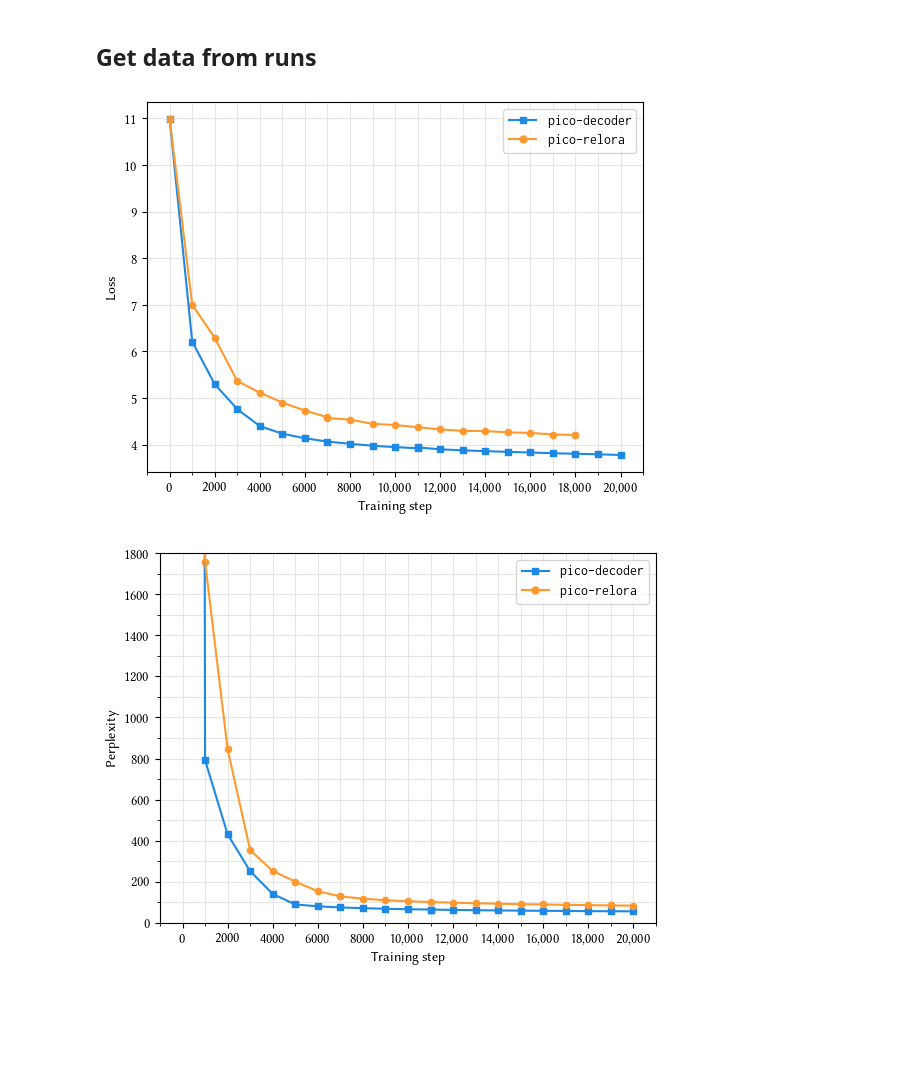
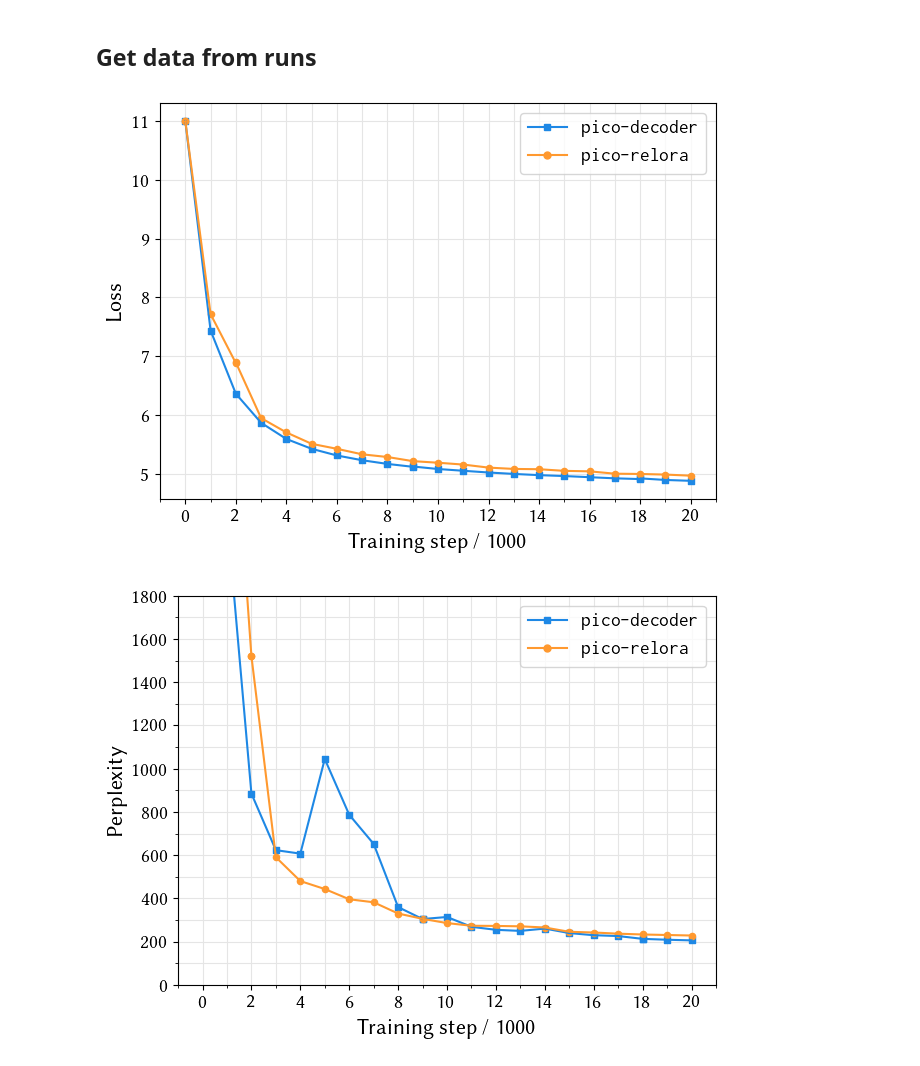
Before and after one commit to Yu-val-weiss/relora-pico, a Jupyter notebook: notebooks/training-plots.ipynb, the cells around one changed output. Drawn from its saved outputs; the diff is of its cells as text; code cells hidden in the pictures; blank space fills up the shorter version.

Commit message:
training plots

```diff
--- a/notebooks/training-plots.ipynb
+++ b/notebooks/training-plots.ipynb
@@ -21,9 +21,7 @@ mpl.rcParams.update(rc_fonts)
 
 
 def format_ticks(x, pos):
-    if x >= 10000:
-        return f"{int(x):,}"
-    return str(int(x))
+    return str(int(x // 1000))
 
 
 wandb.login()
@@ -31,12 +29,15 @@ wandb.login()
 wandb: Using wandb-core as the SDK backend.  Please refer to https://wandb.me/wandb-core for more information.
 wandb: Currently logged in as: yw580 (pico-lm). Use `wandb login --relogin` to force relogin
 True
+# %%
+TICK_LABEL_SIZE = 14
+AXIS_LABEL_SIZE = 16
 # %% [markdown]
 ## Get data from runs
 # %%
 api = wandb.Api()
 
-RUN_SCALE = "small"
+RUN_SCALE = "tiny"
 
 if RUN_SCALE == "tiny":
     baseline_run = api.run("pico-lm/pico-decoder/lne20rc1")  # pico decoder tiny
@@ -75,14 +76,16 @@ ax.plot(*baseline_data_loss, color=colors[0])
 ax.scatter(*relora_data_loss, color=colors[1], marker="o", s=20)
 ax.plot(*relora_data_loss, color=colors[1])
 
-ax.set_xlabel("Training step")
-ax.set_ylabel("Loss")
+ax.set_xlabel("Training step / 1000", fontdict={"size": AXIS_LABEL_SIZE})
+ax.set_ylabel("Loss", fontdict={"size": AXIS_LABEL_SIZE})
 
 ax.xaxis.set_major_locator(ticker.MultipleLocator(2000))
 ax.xaxis.set_major_formatter(ticker.FuncFormatter(format_ticks))
 ax.xaxis.set_minor_locator(ticker.MultipleLocator(1000))
 ax.set_axisbelow(True)
 ax.grid(which="both", axis="both", color="#E5E5E5")
+
+ax.tick_params(axis="both", labelsize=TICK_LABEL_SIZE)
 
 legend_elements = [
     Line2D(
@@ -93,12 +96,13 @@ legend_elements = [
     ),
 ]
 
-ax.legend(handles=legend_elements)
+ax.legend(handles=legend_elements, fontsize=TICK_LABEL_SIZE)
 
+fig.tight_layout()
 fig.savefig(f"../graphs/{RUN_SCALE}_loss.pdf")
 fig.show()
 # %% [output]
-[figure, old version]
+[figure, new version]
 # %%
 baseline_data_paloma = get_data_from_df(baseline_df, "eval/paloma")
 relora_data_paloma = get_data_from_df(relora_df, "eval/paloma")
@@ -109,35 +113,38 @@ colors = ["#1E88E5", "#FF992F"]
 
 ax.scatter(*baseline_data_paloma, color=colors[0], marker="s", s=20)
 ax.plot(*baseline_data_paloma, color=colors[0])
 
 ax.scatter(*relora_data_paloma, color=colors[1], marker="o", s=20)
 ax.plot(*relora_data_paloma, color=colors[1])
 
-ax.set_xlabel("Training step")
-ax.set_ylabel("Perplexity")
+ax.set_xlabel("Training step / 1000", fontdict={"size": AXIS_LABEL_SIZE})
+ax.set_ylabel("Perplexity", fontdict={"size": AXIS_LABEL_SIZE})
 
 ax.xaxis.set_major_locator(ticker.MultipleLocator(2000))
 ax.xaxis.set_major_formatter(ticker.FuncFormatter(format_ticks))
 ax.xaxis.set_minor_locator(ticker.MultipleLocator(1000))
 ax.yaxis.set_minor_locator(ticker.MultipleLocator(100))
 ax.set_axisbelow(True)
 ax.grid(which="both", axis="both", color="#E5E5E5")
+
+ax.tick_params(axis="both", labelsize=TICK_LABEL_SIZE)
+
 
 ax.set_ylim(0, 1800)
 
 legend_elements = [
     Line2D(
         [0], [0], color=colors[0], marker="s", linestyle="-", label=r"\texttt{pico-decoder}", markersize=5
     ),
     Line2D(
         [0], [0], color=colors[1], marker="o", linestyle="-", label=r"\texttt{pico-relora}", markersize=5
     ),
 ]
 
-ax.legend(handles=legend_elements)
+ax.legend(handles=legend_elements, fontsize=TICK_LABEL_SIZE)
 
-
+fig.tight_layout()
 fig.savefig(f"../graphs/{RUN_SCALE}_ppl.pdf")
 fig.show()
 # %% [output]
-[figure, old version]
+[figure, new version]
```
Also changed, not shown: 7 other files.
